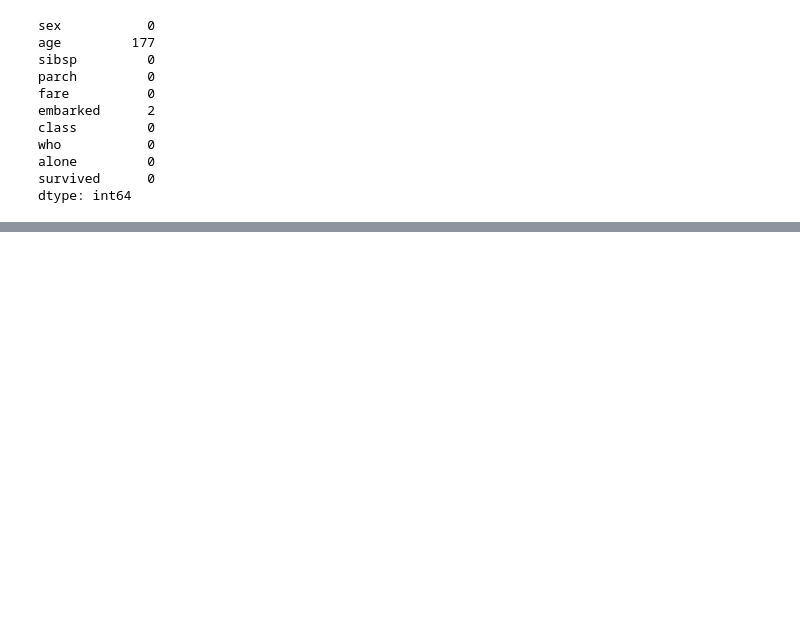
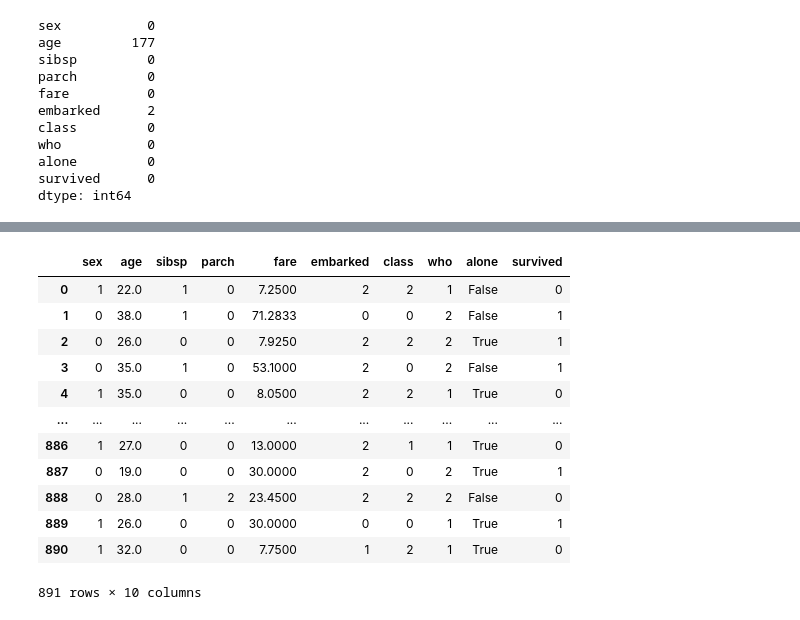
Before and after one commit to RahulDhobi192030/DATA_SCIENCE, a Jupyter notebook: Pandas/Lecture2.ipynb, the cells around one changed output, grey strips where cells are left out. Cells and saved outputs as stored; diff of their text form; code cells hidden in the pictures; blank space fills up the shorter version.

```diff
--- a/Pandas/Lecture2.ipynb
+++ b/Pandas/Lecture2.ipynb
@@ -62,0 +116,29 @@ df.isnull().sum().sort_values(ascending= True).plot(kind = 'barh',color = 'gray'
+# %%
+# Segregate numerical_columns and categorical_column
+
+categorical_col = df.select_dtypes(include = 'object')
+numerical_col = df.select_dtypes(exclude = 'object')
+# %%
+# Using Encoding Technique
+
+from sklearn.preprocessing import LabelEncoder
+le = LabelEncoder()
+
+for i in categorical_col.columns:
+    df[i] = le.fit_transform(df[i])
+
+df
+# %% [output]
+|  | sex | age | sibsp | parch | fare | embarked | class | who | alone | survived |
+| 0 | 1 | 22.0 | 1 | 0 | 7.2500 | 2 | 2 | 1 | False | 0 |
+| 1 | 0 | 38.0 | 1 | 0 | 71.2833 | 0 | 0 | 2 | False | 1 |
+| 2 | 0 | 26.0 | 0 | 0 | 7.9250 | 2 | 2 | 2 | True | 1 |
+| 3 | 0 | 35.0 | 1 | 0 | 53.1000 | 2 | 0 | 2 | False | 1 |
+| 4 | 1 | 35.0 | 0 | 0 | 8.0500 | 2 | 2 | 1 | True | 0 |
+| ... | ... | ... | ... | ... | ... | ... | ... | ... | ... | ... |
+| 886 | 1 | 27.0 | 0 | 0 | 13.0000 | 2 | 1 | 1 | True | 0 |
+| 887 | 0 | 19.0 | 0 | 0 | 30.0000 | 2 | 0 | 2 | True | 1 |
+| 888 | 0 | 28.0 | 1 | 2 | 23.4500 | 2 | 2 | 2 | False | 0 |
+| 889 | 1 | 26.0 | 0 | 0 | 30.0000 | 0 | 0 | 1 | True | 1 |
+| 890 | 1 | 32.0 | 0 | 0 | 7.7500 | 1 | 2 | 1 | True | 0 |
+891 rows × 10 columns
```
Also changed, not shown: parts of 11 cells of this notebook, 1 other file.
